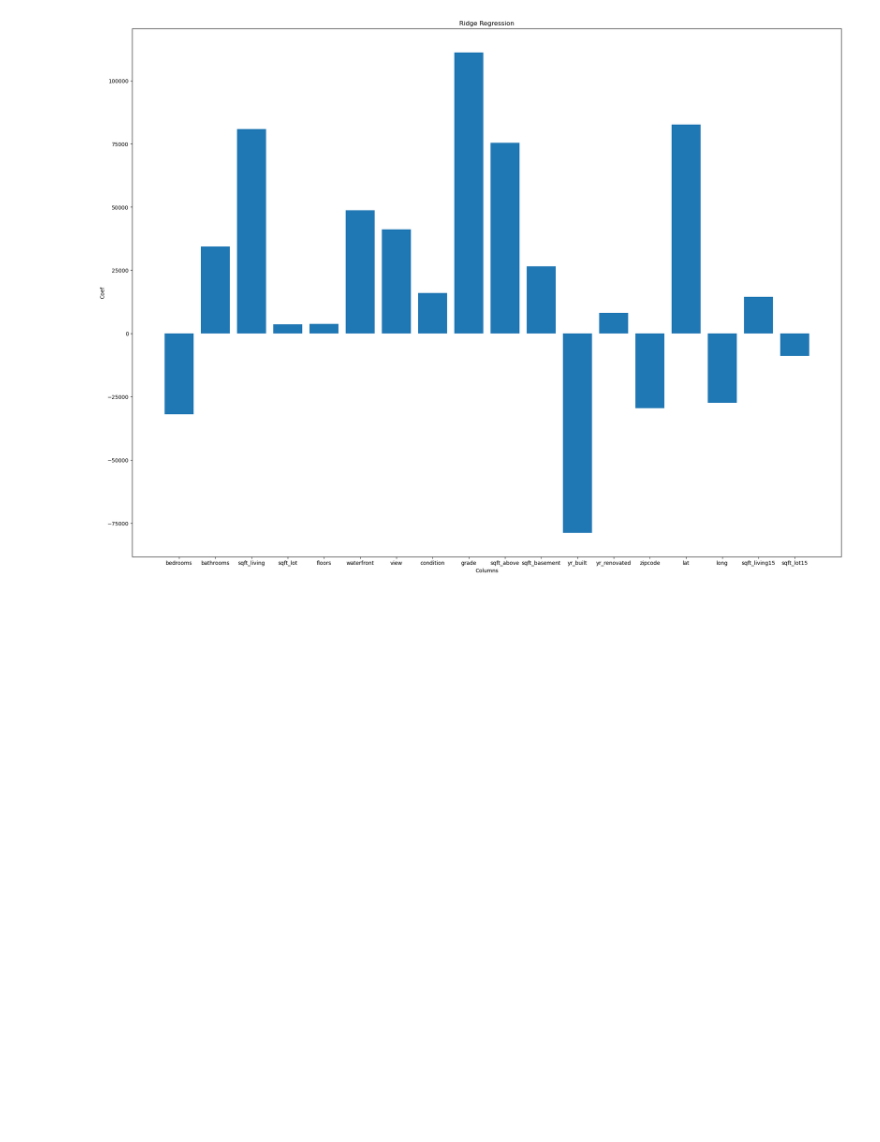
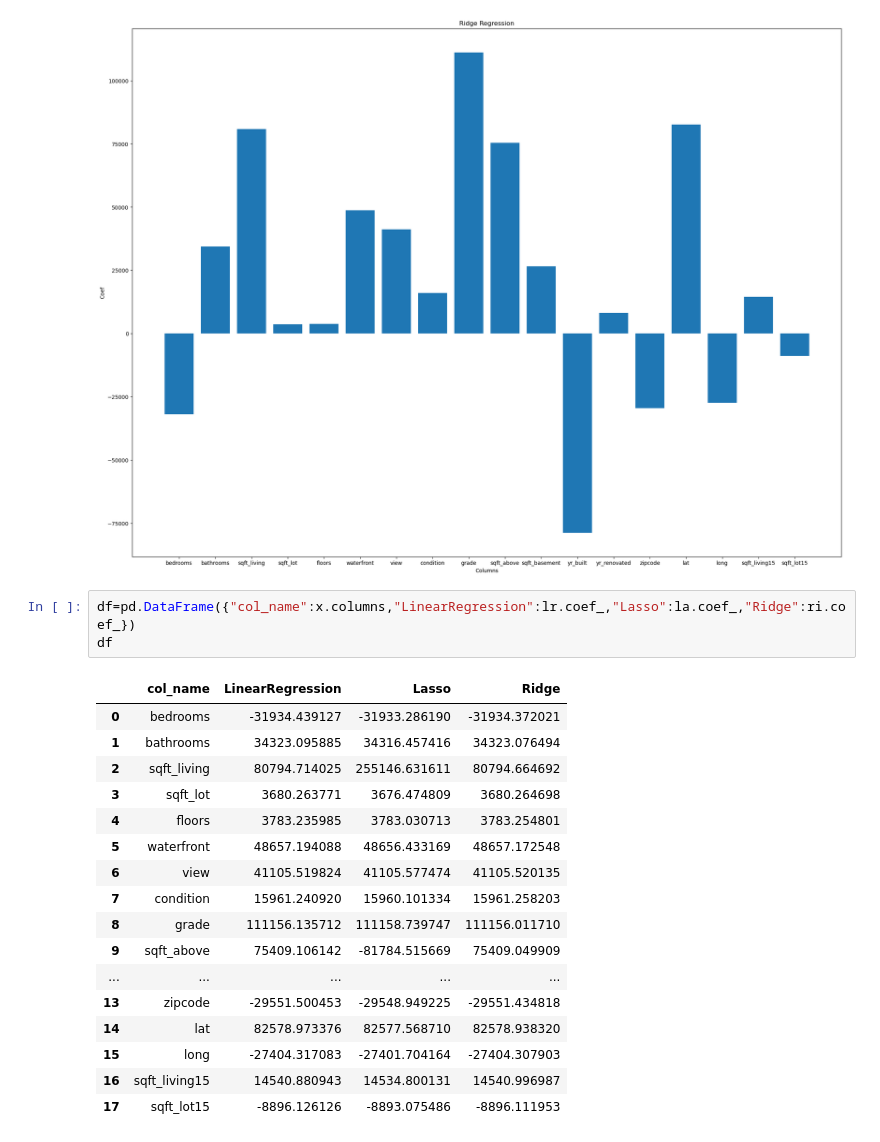
Before and after one commit to 07fahim/Python, a Jupyter notebook: Python/Supervised Learning in ML/Lasso and Ridge Reg.ipynb, the cells around one changed output. Drawn from its saved outputs; the diff is of its cells as text; blank space fills up the shorter version.

Commit message:
Lasso and Ridge

```diff
--- a/Python/Supervised Learning in ML/Lasso and Ridge Reg.ipynb
+++ b/Python/Supervised Learning in ML/Lasso and Ridge Reg.ipynb
@@ -154,3 +154,24 @@ plt.ylabel("Coef")
 plt.show()
 # %% [output]
 [figure]
+# %%
+df=pd.DataFrame({"col_name":x.columns,"LinearRegression":lr.coef_,"Lasso":la.coef_,"Ridge":ri.coef_})
+df
+# %% [output]
+|  | col_name | LinearRegression | Lasso | Ridge |
+| 0 | bedrooms | -31934.439127 | -31933.286190 | -31934.372021 |
+| 1 | bathrooms | 34323.095885 | 34316.457416 | 34323.076494 |
+| 2 | sqft_living | 80794.714025 | 255146.631611 | 80794.664692 |
+| 3 | sqft_lot | 3680.263771 | 3676.474809 | 3680.264698 |
+| 4 | floors | 3783.235985 | 3783.030713 | 3783.254801 |
+| 5 | waterfront | 48657.194088 | 48656.433169 | 48657.172548 |
+| 6 | view | 41105.519824 | 41105.577474 | 41105.520135 |
+| 7 | condition | 15961.240920 | 15960.101334 | 15961.258203 |
+| 8 | grade | 111156.135712 | 111158.739747 | 111156.011710 |
+| 9 | sqft_above | 75409.106142 | -81784.515669 | 75409.049909 |
+| ... | ... | ... | ... | ... |
+| 13 | zipcode | -29551.500453 | -29548.949225 | -29551.434818 |
+| 14 | lat | 82578.973376 | 82577.568710 | 82578.938320 |
+| 15 | long | -27404.317083 | -27401.704164 | -27404.307903 |
+| 16 | sqft_living15 | 14540.880943 | 14534.800131 | 14540.996987 |
+| 17 | sqft_lot15 | -8896.126126 | -8893.075486 | -8896.111953 |
```
Also changed, not shown: parts of 1 cell of this notebook.
